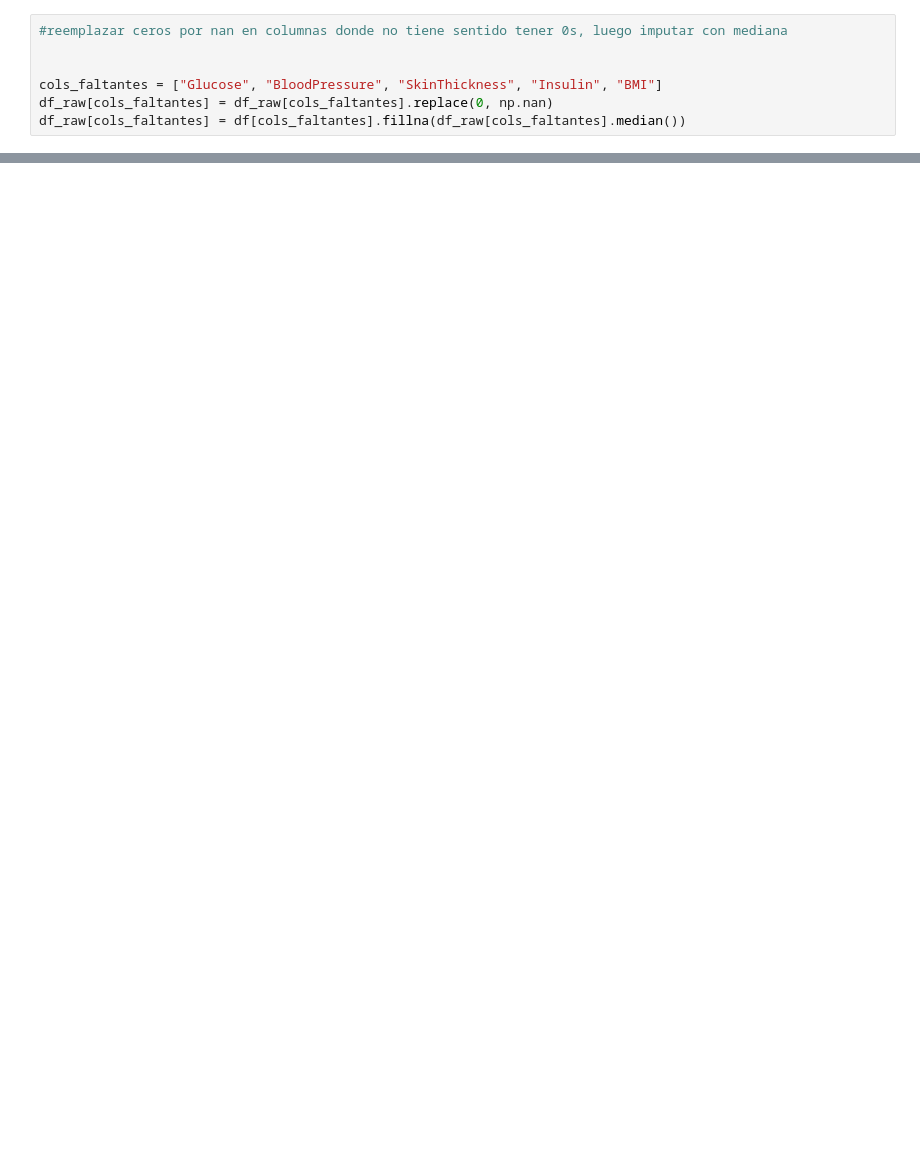
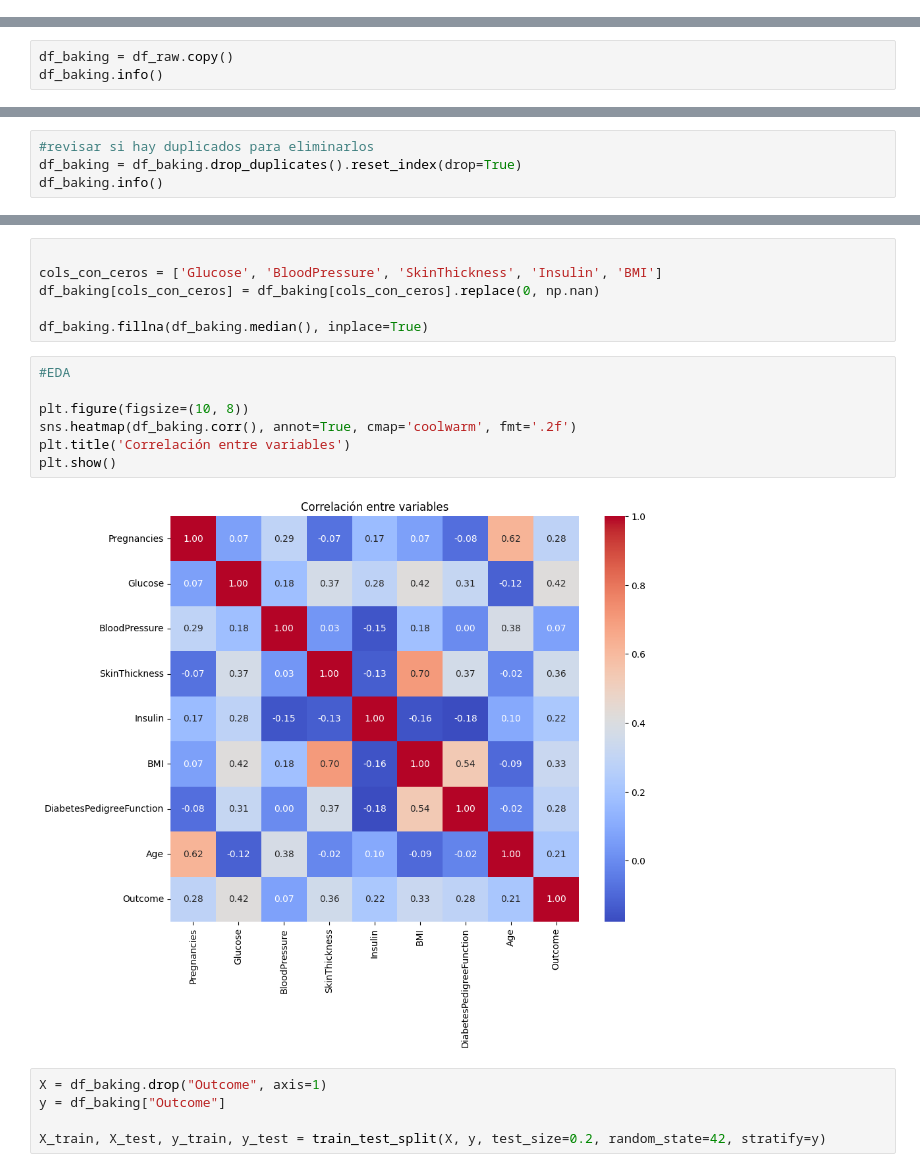
Before and after one commit to Ricastaneda13/clases_4geeks, a Jupyter notebook: homeworks/random_forest.ipynb, the cells around one changed output, grey strips where cells are left out. Cells and saved outputs as stored; diff of their text form; blank space fills up the shorter version.

```diff
--- a/homeworks/random_forest.ipynb
+++ b/homeworks/random_forest.ipynb
@@ -55,7 +56,0 @@ df.describe().T
-# %%
-#reemplazar ceros por nan en columnas donde no tiene sentido tener 0s, luego imputar con mediana
-
-
-cols_faltantes = ["Glucose", "BloodPressure", "SkinThickness", "Insulin", "BMI"]
-df_raw[cols_faltantes] = df_raw[cols_faltantes].replace(0, np.nan)
-df_raw[cols_faltantes] = df[cols_faltantes].fillna(df_raw[cols_faltantes].median())
@@ -88,0 +57,3 @@ Accuracy: 0.7207792207792207
+# %%
+df_baking = df_raw.copy()
+df_baking.info()
@@ -88,0 +77,4 @@ Accuracy: 0.7207792207792207
+# %%
+#revisar si hay duplicados para eliminarlos
+df_baking = df_baking.drop_duplicates().reset_index(drop=True)
+df_baking.info()
@@ -88,0 +98,20 @@ Accuracy: 0.7207792207792207
+# %%
+
+cols_con_ceros = ['Glucose', 'BloodPressure', 'SkinThickness', 'Insulin', 'BMI']
+df_baking[cols_con_ceros] = df_baking[cols_con_ceros].replace(0, np.nan)
+
+df_baking.fillna(df_baking.median(), inplace=True)
+# %%
+#EDA
+
+plt.figure(figsize=(10, 8))
+sns.heatmap(df_baking.corr(), annot=True, cmap='coolwarm', fmt='.2f')
+plt.title('Correlación entre variables')
+plt.show()
+# %% [output]
+[figure, added]
+# %%
+X = df_baking.drop("Outcome", axis=1)
+y = df_baking["Outcome"]
+
+X_train, X_test, y_train, y_test = train_test_split(X, y, test_size=0.2, random_state=42, stratify=y)
```
Also changed, not shown: parts of 12 cells of this notebook, 3 other files.
